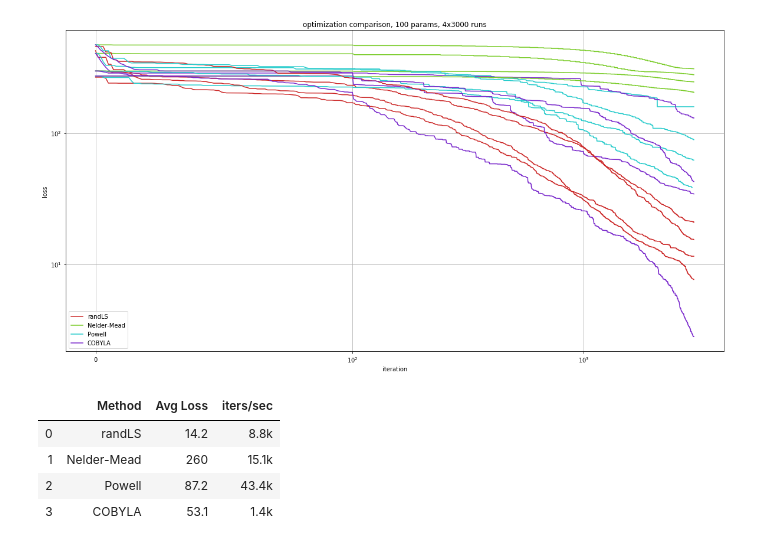
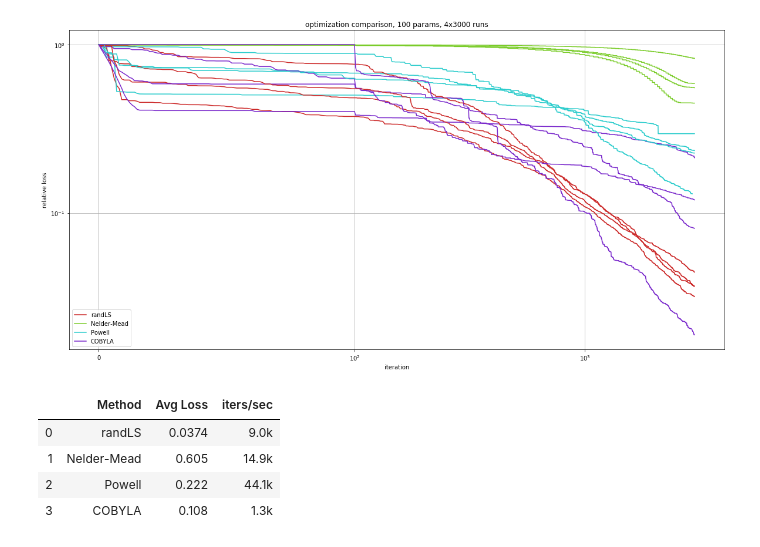
Before and after one commit to svantana/research, a Jupyter notebook: gradient-free optimization.ipynb, the cells around one changed output. Cells and saved outputs as stored; diff of their text form; code cells hidden in the pictures.

Commit message:
relative loss

```diff
--- a/gradient-free optimization.ipynb
+++ b/gradient-free optimization.ipynb
@@ -69,39 +69,39 @@ for rep in range(nReps):
         lossCount=0
         T0 = time.perf_counter()
         if meth=='randLS':
             res = randLS_search(loss, x1, nIter)
         else:
             # hack to get reasonable number of iterations from Powell
             maxIter = nIter/(10*nX) if meth=='Powell' else nIter
             res = scipy.optimize.minimize(loss, x1, method=meth, options={'maxiter': maxIter, 'disp': False})
         nPlot = min(lossCount, nIter)
-        minVec = np.minimum.accumulate(lossList[:nPlot])
+        minVec = np.minimum.accumulate(lossList[:nPlot]/lossList[0])
         methStats[ind,0] += lossCount
         methStats[ind,1] += (time.perf_counter()-T0)
         methStats[ind,2] += minVec[-1]
 
         line, = plt.plot(np.arange(nPlot), minVec, color=hsv_to_rgb([ind/len(methods),.8,.8]))
         if rep==0:
             line.set_label(meth)
 
 plt.xscale('symlog', linthreshx=100)
-plt.yscale('symlog', linthreshy=10)
+plt.yscale('symlog', linthreshy=.01)
 plt.title("optimization comparison, %d params, %dx%d runs" % (nX, nReps, nIter))
 plt.xlabel('iteration')
-plt.ylabel('loss')
+plt.ylabel('relative loss')
 plt.grid(True)
 plt.legend()
 plt.show()
 
 tabData = []
 for ind, meth in enumerate(methods):
     tabData.append([meth, "%.3g" % (methStats[ind,2]/nReps), "%.1fk" % (1e-3*methStats[ind,0]/methStats[ind,1]) ])
 
 pd.DataFrame(tabData, columns=["Method", "Avg Loss", "iters/sec"])
 # %% [output]
-[figure, old version]
+[figure, new version]
 |  | Method | Avg Loss | iters/sec |
-| 0 | randLS | 14.2 | 8.8k |
-| 1 | Nelder-Mead | 260 | 15.1k |
-| 2 | Powell | 87.2 | 43.4k |
-| 3 | COBYLA | 53.1 | 1.4k |
+| 0 | randLS | 0.0374 | 9.0k |
+| 1 | Nelder-Mead | 0.605 | 14.9k |
+| 2 | Powell | 0.222 | 44.1k |
+| 3 | COBYLA | 0.108 | 1.3k |
```
